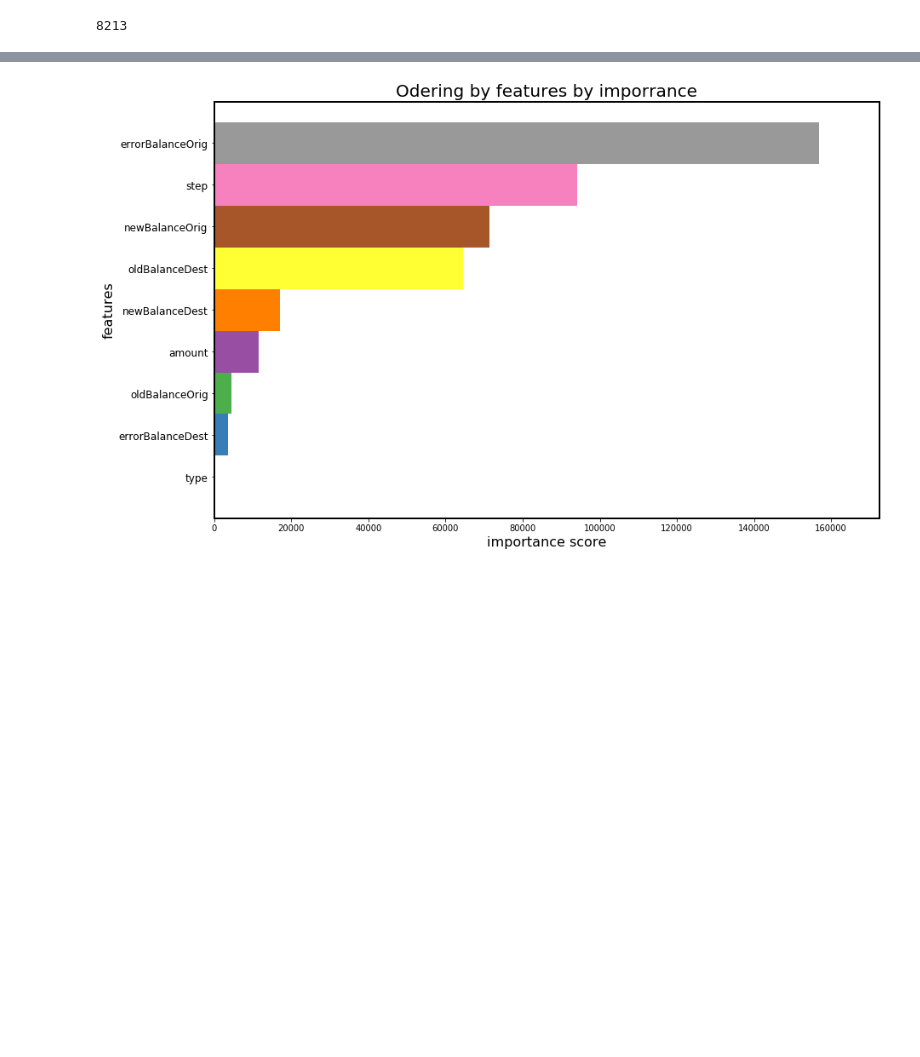
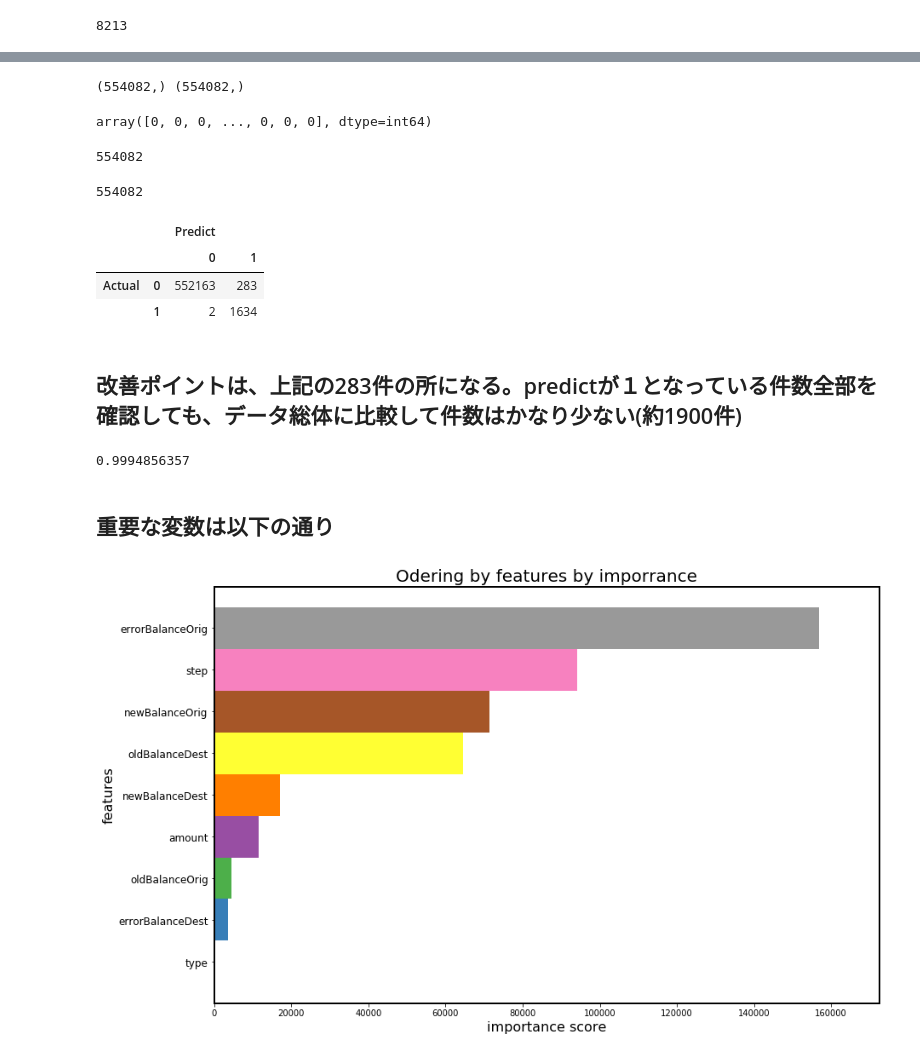
Before and after one commit to gucchi123/desing_studio, a Jupyter notebook: for_the_purpose_of_DS_demo.ipynb, the cells around one changed output, grey strips where cells are left out. Saved outputs shown, nothing was run; the diff lists cells and outputs as text; code cells hidden in the pictures; blank space fills up the shorter version.

Commit message:
add confusion matrix

```diff
--- a/for_the_purpose_of_DS_demo.ipynb
+++ b/for_the_purpose_of_DS_demo.ipynb
@@ -509,3 +512,38 @@ AUPRC = 0.9868957578724569
+# %%
+Y_pred = clf.fit(trainX, trainY).predict(testX)
+# %%
+print(testY.shape, Y_pred.shape)
+Y_pred
+# %% [output]
+(554082,) (554082,)
+array([0, 0, 0, ..., 0, 0, 0], dtype=int64)
+# %%
+Y_predict = pd.DataFrame(Y_pred)
+Y_test = pd.DataFrame(testY)
+Y_test.index = np.arange(Y_test.shape[0])
+# %%
+len(Y_predict == 1)
+# %% [output]
+554082
+# %%
+len(Y_test.values)
+# %% [output]
+554082
+# %%
+pd.DataFrame(confusion_matrix(Y_test.values, Y_predict.values), index=[["Actual","Actual"],[0,1]], columns=[["Predict","Predict"],[0, 1]])
+# %% [output]
+|  |  | Predict |  |
+|  |  | 0 | 1 |
+| Actual | 0 | 552163 | 283 |
+|  | 1 | 2 | 1634 |
+# %% [markdown]
+## 改善ポイントは、上記の283件の所になる。predictが１となっている件数全部を確認しても、データ総体に比較して件数はかなり少ない(約1900件)
+# %%
+print(clf.score(testX, testY))
+# %% [output]
+0.9994856357
+# %% [markdown]
+## 重要な変数は以下の通り
 # %%
 fig = plt.figure(figsize=(14,9))
 ax = fig.add_subplot(111)
```
Also changed, not shown: parts of 7 cells of this notebook.
